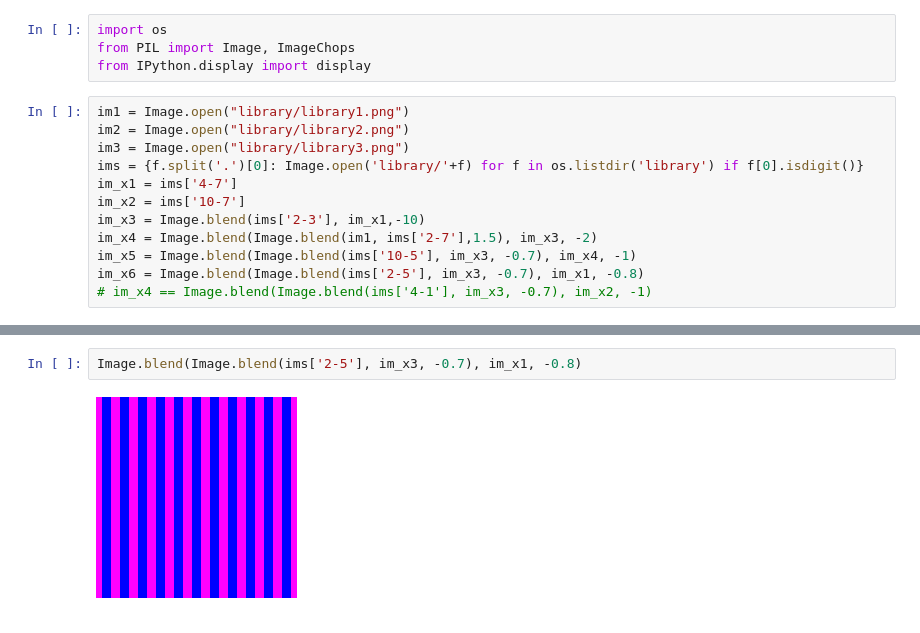
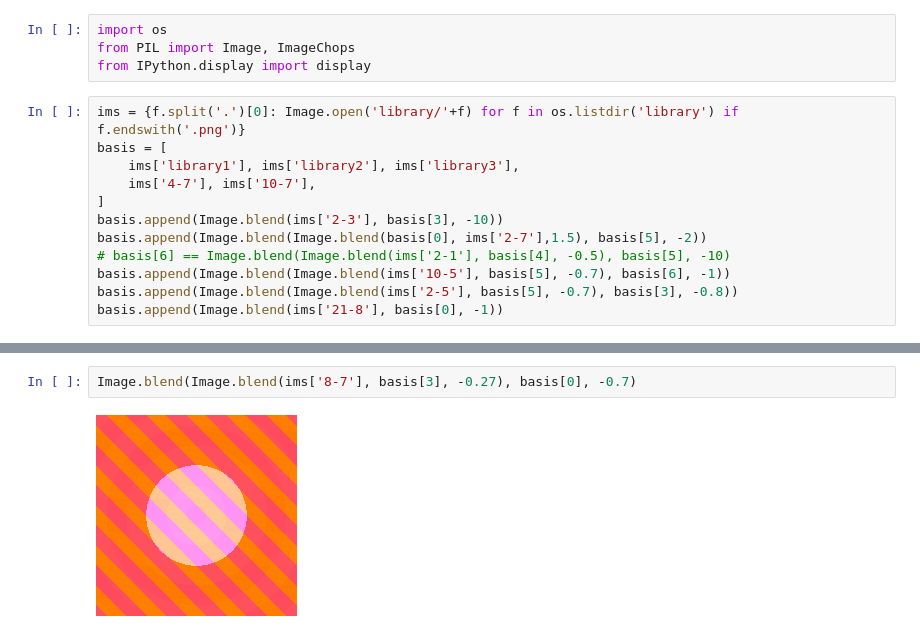
Before and after one commit to emannes/library-of-images, a Jupyter notebook: library_bk.ipynb, the cells around one changed output, grey strips where cells are left out. Drawn from its saved outputs; the diff is of its cells as text.

```diff
--- a/library_bk.ipynb
+++ b/library_bk.ipynb
@@ -3,14 +3,14 @@ import os
 from PIL import Image, ImageChops
 from IPython.display import display
 # %%
-im1 = Image.open("library/library1.png")
-im2 = Image.open("library/library2.png")
-im3 = Image.open("library/library3.png")
-ims = {f.split('.')[0]: Image.open('library/'+f) for f in os.listdir('library') if f[0].isdigit()}
-im_x1 = ims['4-7']
-im_x2 = ims['10-7']
-im_x3 = Image.blend(ims['2-3'], im_x1,-10)
-im_x4 = Image.blend(Image.blend(im1, ims['2-7'],1.5), im_x3, -2)
-im_x5 = Image.blend(Image.blend(ims['10-5'], im_x3, -0.7), im_x4, -1)
-im_x6 = Image.blend(Image.blend(ims['2-5'], im_x3, -0.7), im_x1, -0.8)
-# im_x4 == Image.blend(Image.blend(ims['4-1'], im_x3, -0.7), im_x2, -1)
+ims = {f.split('.')[0]: Image.open('library/'+f) for f in os.listdir('library') if f.endswith('.png')}
+basis = [
+    ims['library1'], ims['library2'], ims['library3'],
+    ims['4-7'], ims['10-7'],
+]
+basis.append(Image.blend(ims['2-3'], basis[3], -10))
+basis.append(Image.blend(Image.blend(basis[0], ims['2-7'],1.5), basis[5], -2))
+# basis[6] == Image.blend(Image.blend(ims['2-1'], basis[4], -0.5), basis[5], -10)
+basis.append(Image.blend(Image.blend(ims['10-5'], basis[5], -0.7), basis[6], -1))
+basis.append(Image.blend(Image.blend(ims['2-5'], basis[5], -0.7), basis[3], -0.8))
+basis.append(Image.blend(ims['21-8'], basis[0], -1))
@@ -49,4 +17,4 @@ im_x5
 # %%
-Image.blend(Image.blend(ims['2-5'], im_x3, -0.7), im_x1, -0.8)
+Image.blend(Image.blend(ims['8-7'], basis[3], -0.27), basis[0], -0.7)
 # %% [output]
-[figure, old version]
+[figure, new version]
```
Also changed, not shown: parts of 12 cells of this notebook.
